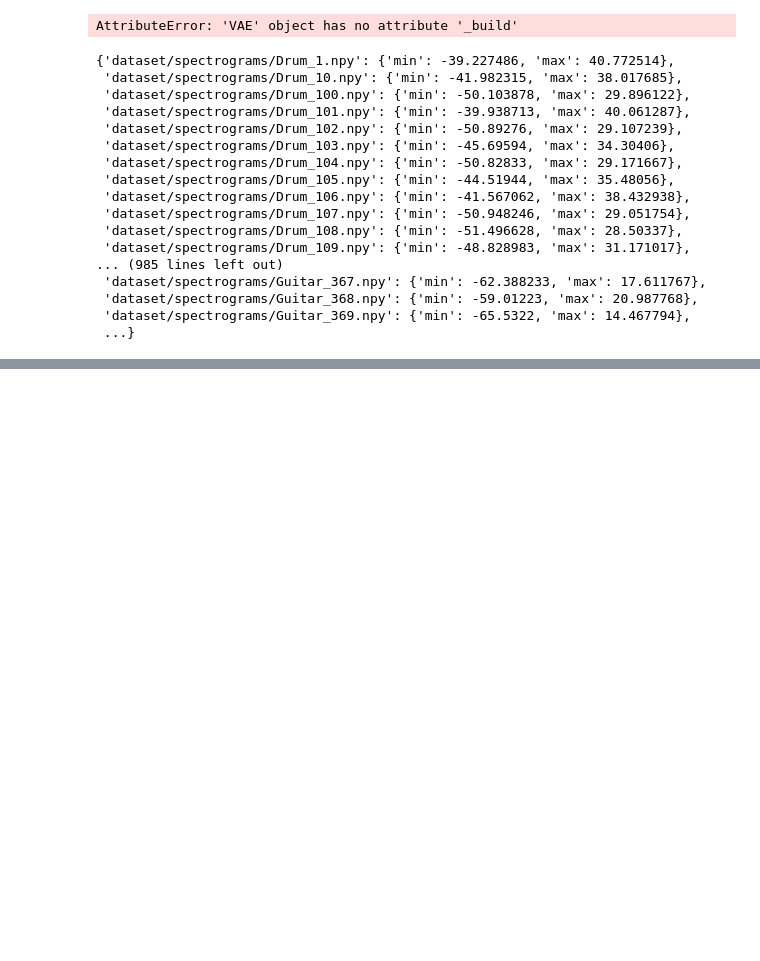
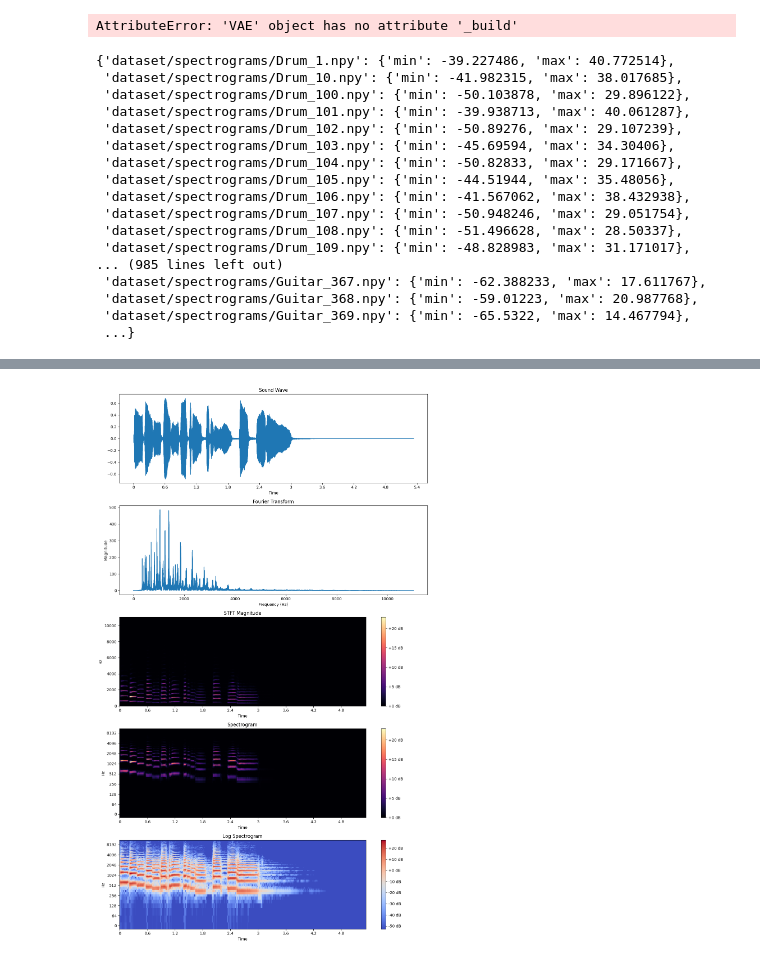
Before and after one commit to ShudarshanKongkham/DataGeneration-VAE, a Jupyter notebook: Instrument Sound Generation/code/preprocess.ipynb, the cells around one changed output, grey strips where cells are left out. Saved outputs shown, nothing was run; the diff lists cells and outputs as text; code cells hidden in the pictures; blank space fills up the shorter version.

```diff
--- a/Instrument Sound Generation/code/preprocess.ipynb
+++ b/Instrument Sound Generation/code/preprocess.ipynb
@@ -543,0 +583,63 @@ min_max_values
+# %%
+import librosa
+import librosa.display
+import numpy as np
+import matplotlib.pyplot as plt
+
+# Parameters
+FRAME_SIZE = 512
+HOP_LENGTH = 256
+# DURATION = 1.5  # in seconds
+DURATION = 5.936  # in seconds
+SAMPLE_RATE = 22050
+
+# Load an example audio file
+y, sr = librosa.load(librosa.ex('trumpet'), sr=SAMPLE_RATE, duration=DURATION)
+
+# Compute the Fourier Transform
+fourier_transform = np.fft.fft(y)
+frequencies = np.fft.fftfreq(len(fourier_transform), 1 / SAMPLE_RATE)
+
+# Compute the Short-Time Fourier Transform (STFT)
+stft = librosa.stft(y, n_fft=FRAME_SIZE, hop_length=HOP_LENGTH)
+spectrogram = np.abs(stft)
+
+# Convert to decibels
+log_spectrogram = librosa.amplitude_to_db(spectrogram)
+
+# Plot the sound wave
+plt.figure(figsize=(12, 20))
+
+plt.subplot(5, 1, 1)
+librosa.display.waveshow(y, sr=sr)
+plt.title('Sound Wave')
+
+# Plot the Fourier Transform
+plt.subplot(5, 1, 2)
+plt.plot(frequencies[:len(frequencies)//2], np.abs(fourier_transform)[:len(fourier_transform)//2])
+plt.title('Fourier Transform')
+plt.xlabel('Frequency (Hz)')
+plt.ylabel('Magnitude')
+
+# Plot the STFT
+plt.subplot(5, 1, 3)
+librosa.display.specshow(np.abs(stft), sr=sr, hop_length=HOP_LENGTH, x_axis='time', y_axis='linear')
+plt.colorbar(format='%+2.0f dB')
+plt.title('STFT Magnitude')
+
+# Plot the spectrogram
+plt.subplot(5, 1, 4)
+librosa.display.specshow(spectrogram, sr=sr, hop_length=HOP_LENGTH, x_axis='time', y_axis='log')
+plt.colorbar(format='%+2.0f dB')
+plt.title('Spectrogram')
+
+# Plot the log spectrogram
+plt.subplot(5, 1, 5)
+librosa.display.specshow(log_spectrogram, sr=sr, hop_length=HOP_LENGTH, x_axis='time', y_axis='log')
+plt.colorbar(format='%+2.0f dB')
+plt.title('Log Spectrogram')
+
+plt.tight_layout()
+plt.show()
+# %% [output]
+[figure, added]
```
Also changed, not shown: parts of 2 cells of this notebook, 30 other files.
